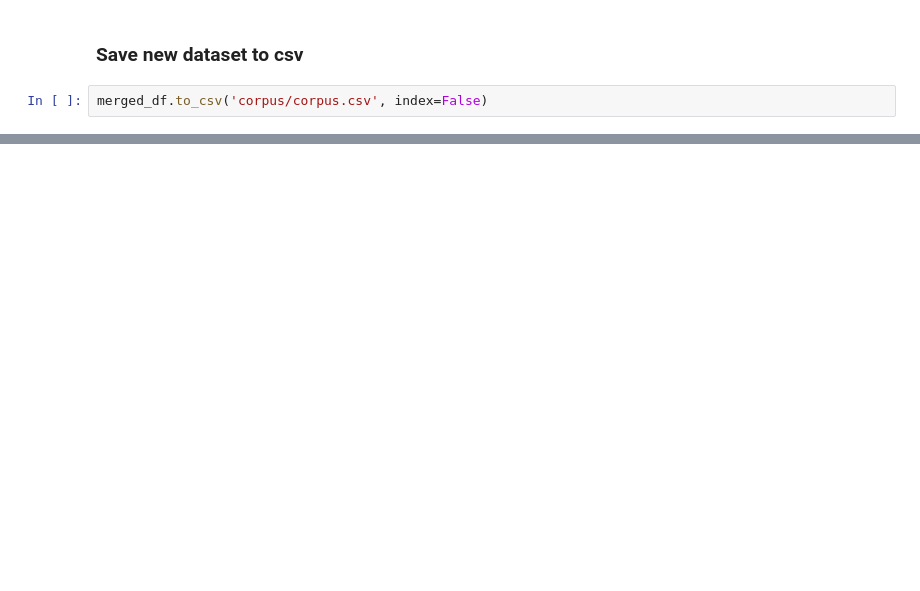
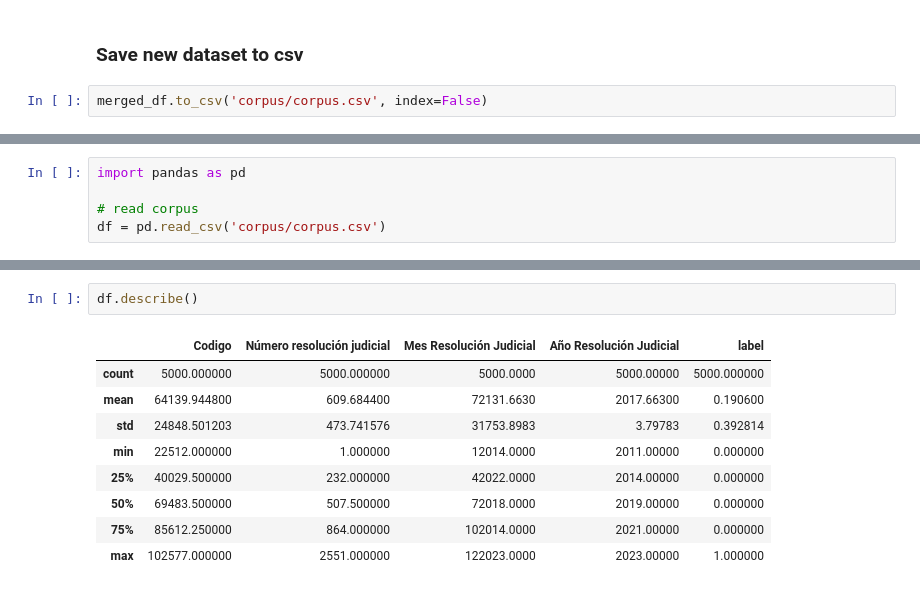
Before and after one commit to LeonHecht/spanish-legal-cases-classification, a Jupyter notebook: create_dataset.ipynb, the cells around one changed output, grey strips where cells are left out. Drawn from its saved outputs; the diff is of its cells as text; blank space fills up the shorter version.

```diff
--- a/create_dataset.ipynb
+++ b/create_dataset.ipynb
@@ -45,0 +54,5 @@ merged_df.to_csv('corpus/corpus.csv', index=False)
+# %%
+import pandas as pd
+
+# read corpus
+df = pd.read_csv('corpus/corpus.csv')
@@ -45,0 +69,12 @@ merged_df.to_csv('corpus/corpus.csv', index=False)
+# %%
+df.describe()
+# %% [output]
+|  | Codigo | Número resolución judicial | Mes Resolución Judicial | Año Resolución Judicial | label |
+| count | 5000.000000 | 5000.000000 | 5000.0000 | 5000.00000 | 5000.000000 |
+| mean | 64139.944800 | 609.684400 | 72131.6630 | 2017.66300 | 0.190600 |
+| std | 24848.501203 | 473.741576 | 31753.8983 | 3.79783 | 0.392814 |
+| min | 22512.000000 | 1.000000 | 12014.0000 | 2011.00000 | 0.000000 |
+| 25% | 40029.500000 | 232.000000 | 42022.0000 | 2014.00000 | 0.000000 |
+| 50% | 69483.500000 | 507.500000 | 72018.0000 | 2019.00000 | 0.000000 |
+| 75% | 85612.250000 | 864.000000 | 102014.0000 | 2021.00000 | 0.000000 |
+| max | 102577.000000 | 2551.000000 | 122023.0000 | 2023.00000 | 1.000000 |
```
Also changed, not shown: parts of 10 cells of this notebook, 25 other files.
